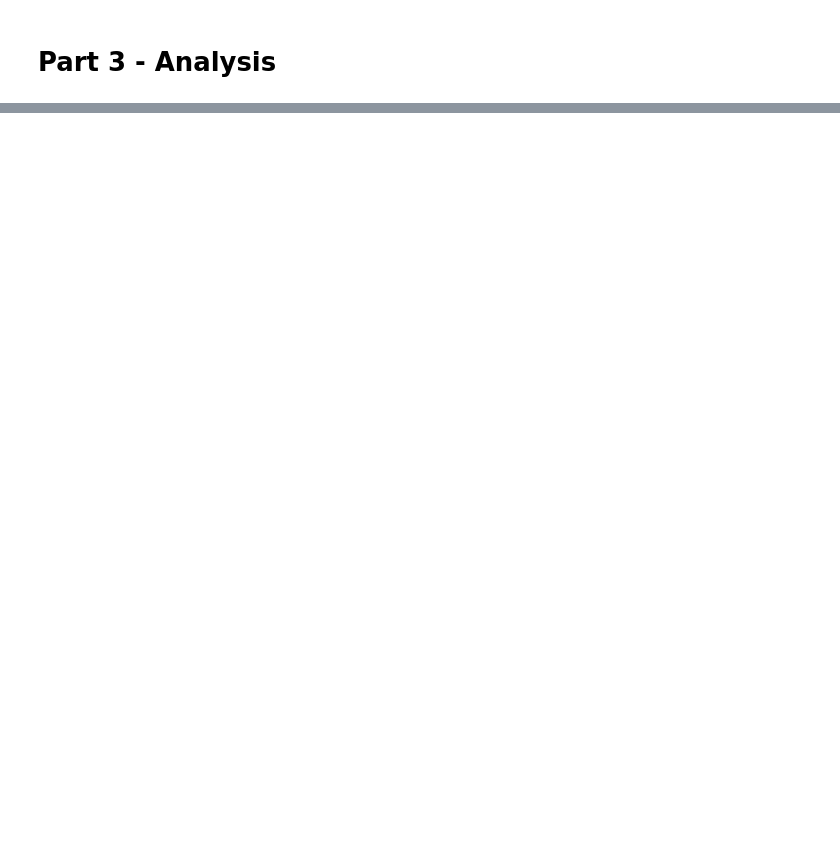
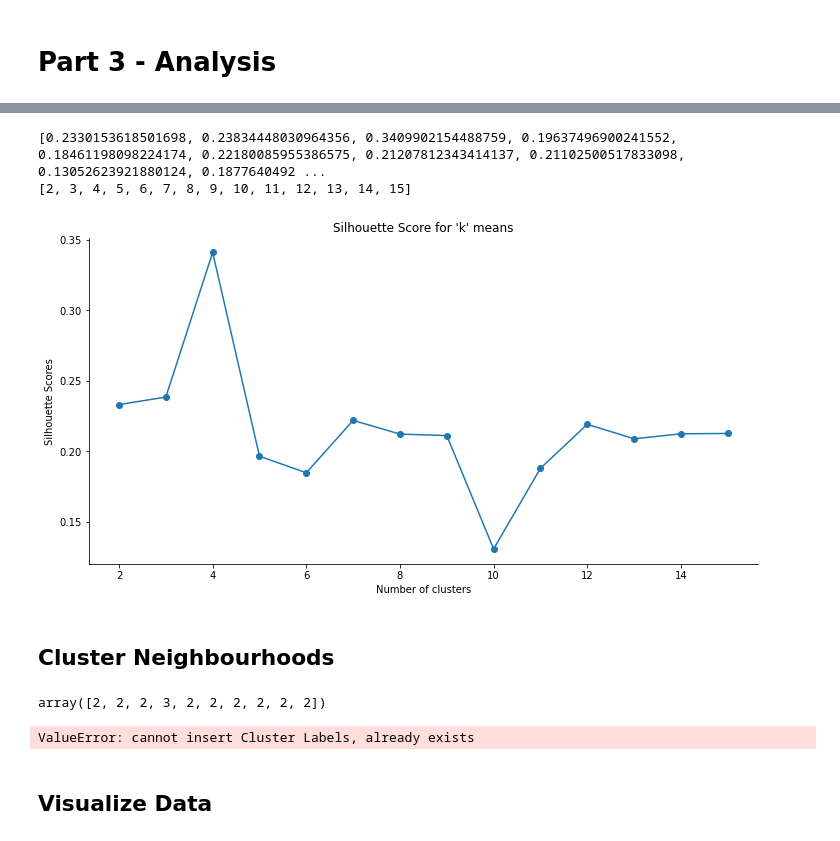
Before and after one commit to hailinlwang/Coursera_Capstone, a Jupyter notebook: Coursera Capstone Notebook.ipynb, the cells around one changed output, grey strips where cells are left out. Cells and saved outputs as stored; diff of their text form; code cells hidden in the pictures; blank space fills up the shorter version.

```diff
--- a/Coursera Capstone Notebook.ipynb
+++ b/Coursera Capstone Notebook.ipynb
@@ -362,0 +409,65 @@ neighborhoods_venues_sorted.head()
+# %%
+from sklearn.metrics import silhouette_score
+import matplotlib.pyplot as plt
+
+def plot(x, y):
+    fig = plt.figure(figsize=(12,6))
+    plt.plot(x, y, 'o-')
+    plt.xlabel('Number of clusters')
+    plt.ylabel('Silhouette Scores')
+    plt.title('Silhouette Score for \'k\' means')
+    ax = plt.gca()
+    ax.spines['right'].set_visible(False)
+    ax.spines['top'].set_visible(False)
+
+maxk = 15
+scores = []
+kval = []
+
+for k in range(2, maxk+1):
+    toronto_grouped_clustering = venues_grouped.drop('Neighborhood', axis=1)
+    kmeans = KMeans(n_clusters=k, init="k-means++", random_state=40).fit_predict(toronto_grouped_clustering) #Choose any random_state
+
+    score = silhouette_score(toronto_grouped_clustering, kmeans, metric='euclidean', random_state=0)
+    kval.append(k)
+    scores.append(score)
+
+print(scores)
+print(kval)
+plot(kval, scores)
+# %% [output]
+[0.2330153618501698, 0.23834448030964356, 0.3409902154488759, 0.19637496900241552, 0.18461198098224174, 0.22180085955386575, 0.21207812343414137, 0.21102500517833098, 0.13052623921880124, 0.1877640492 ...
+[2, 3, 4, 5, 6, 7, 8, 9, 10, 11, 12, 13, 14, 15]
+[figure, added]
+# %% [markdown]
+## Cluster Neighbourhoods
+# %%
+# set number of clusters
+kclusters = 4
+
+toronto_grouped_clustering = venues_grouped.drop('Neighborhood', axis = 1)
+
+# run k-means clustering
+kmeans = KMeans(n_clusters=kclusters, random_state=67).fit(toronto_grouped_clustering)
+
+# check cluster labels generated for each row in the dataframe
+kmeans.labels_[0:10]
+# %% [output]
+array([2, 2, 2, 3, 2, 2, 2, 2, 2, 2])
+# %%
+# add clustering labels
+neighborhoods_venues_sorted.insert(0, 'Cluster Labels', kmeans.labels_)
+#neighborhoods_venues_sorted.insert(0, 'Cluster Labels', labels)
+
+toronto_merged = df_new
+
+# merge manhattan_grouped with manhattan_data to add latitude/longitude for each neighborhood
+toronto_merged = toronto_merged.join(neighborhoods_venues_sorted.set_index('Neighborhood'), on='Neighborhood')
+toronto_merged.dropna(inplace=True)
+
+toronto_merged['Cluster Labels'] = toronto_merged['Cluster Labels'].astype(int)
+toronto_merged # check the last columns!
+# %% [output]
+ValueError: cannot insert Cluster Labels, already exists
+# %% [markdown]
+## Visualize Data
```
Also changed, not shown: parts of 22 cells of this notebook, 3 other files.
